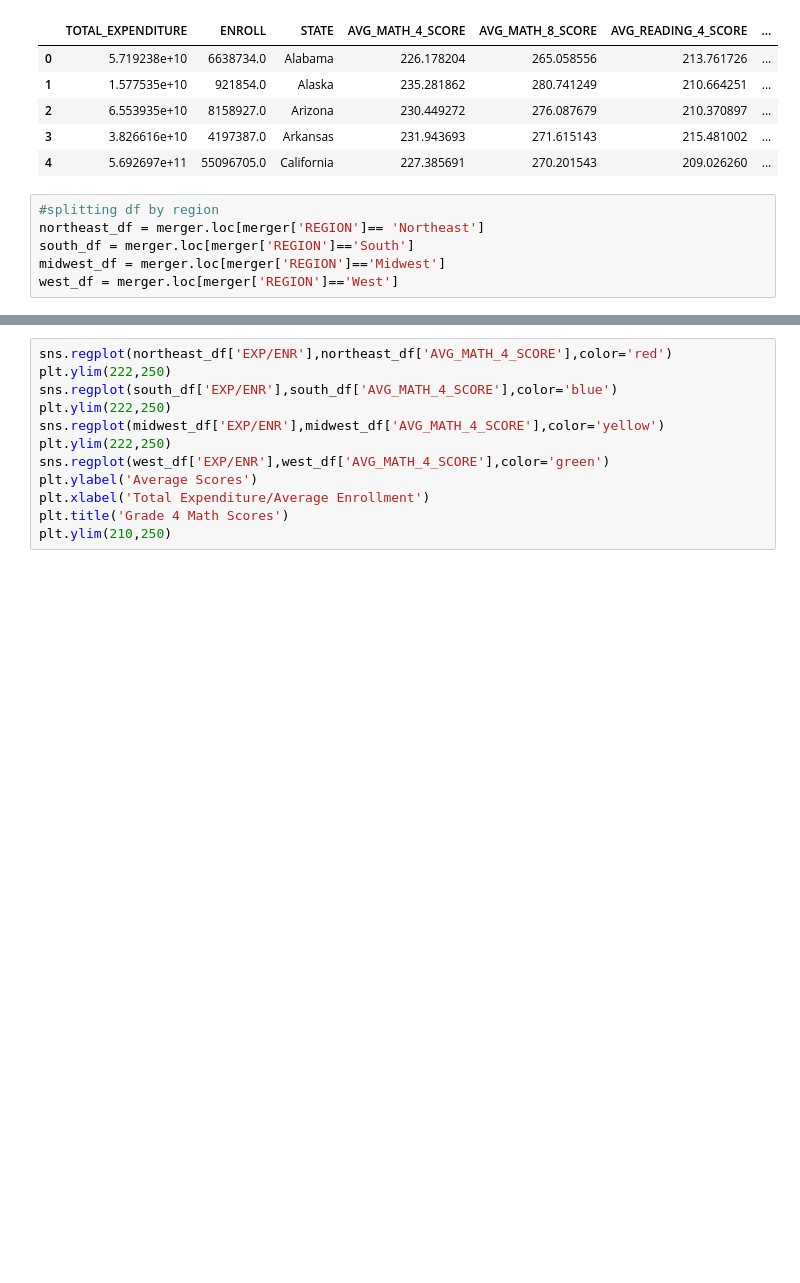
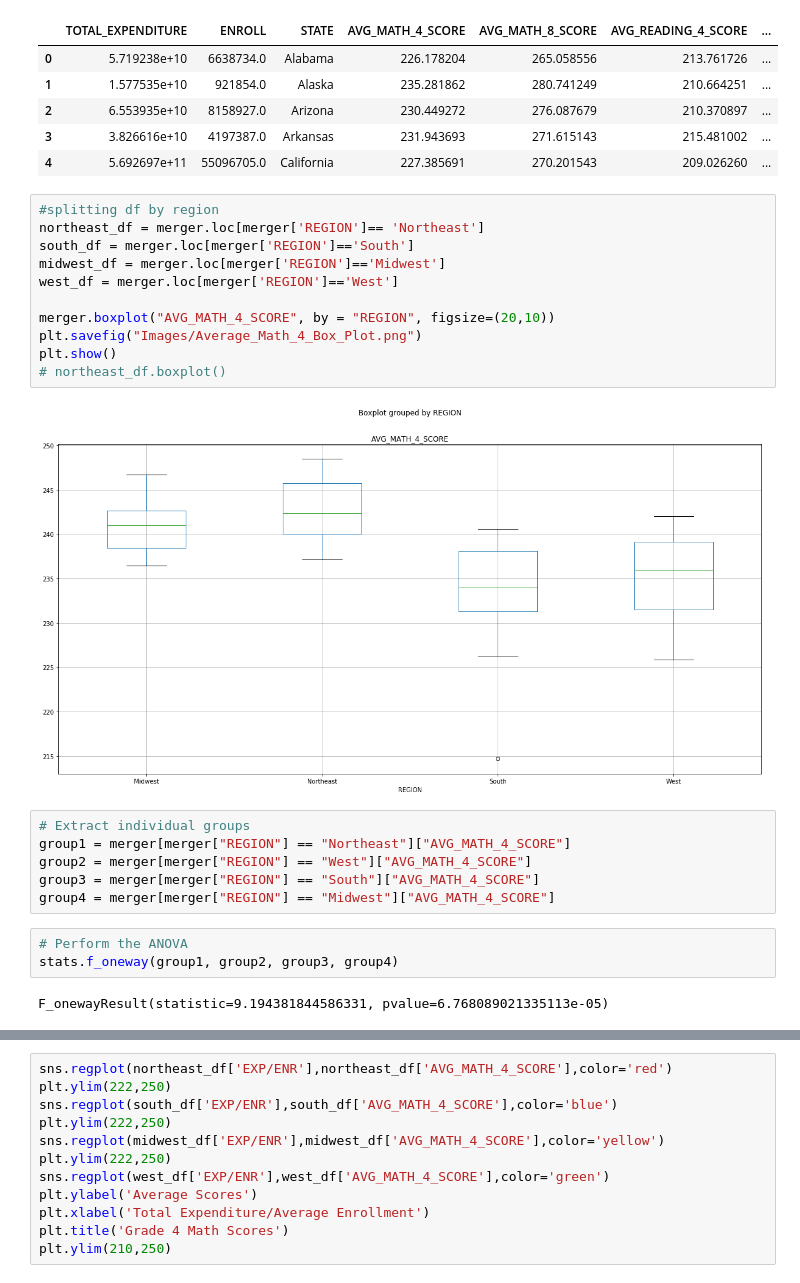
Before and after one commit to Aritra23/bootcamp-project, a Jupyter notebook: roman.ipynb, the cells around one changed output, grey strips where cells are left out. Saved outputs shown, nothing was run; the diff lists cells and outputs as text; blank space fills up the shorter version.

Commit message:
Add ANOVA test result and box plot

```diff
--- a/roman.ipynb
+++ b/roman.ipynb
@@ -244,6 +244,24 @@ merger.head()
 # %%
 #splitting df by region
 northeast_df = merger.loc[merger['REGION']== 'Northeast']
 south_df = merger.loc[merger['REGION']=='South']
 midwest_df = merger.loc[merger['REGION']=='Midwest']
 west_df = merger.loc[merger['REGION']=='West']
+
+merger.boxplot("AVG_MATH_4_SCORE", by = "REGION", figsize=(20,10))
+plt.savefig("Images/Average_Math_4_Box_Plot.png")
+plt.show()
+# northeast_df.boxplot()
+# %% [output]
+[figure, added]
+# %%
+# Extract individual groups
+group1 = merger[merger["REGION"] == "Northeast"]["AVG_MATH_4_SCORE"]
+group2 = merger[merger["REGION"] == "West"]["AVG_MATH_4_SCORE"]
+group3 = merger[merger["REGION"] == "South"]["AVG_MATH_4_SCORE"]
+group4 = merger[merger["REGION"] == "Midwest"]["AVG_MATH_4_SCORE"]
+# %%
+# Perform the ANOVA
+stats.f_oneway(group1, group2, group3, group4)
+# %% [output]
+F_onewayResult(statistic=9.194381844586331, pvalue=6.768089021335113e-05)
```
Also changed, not shown: parts of 5 cells of this notebook, 9 other files.
